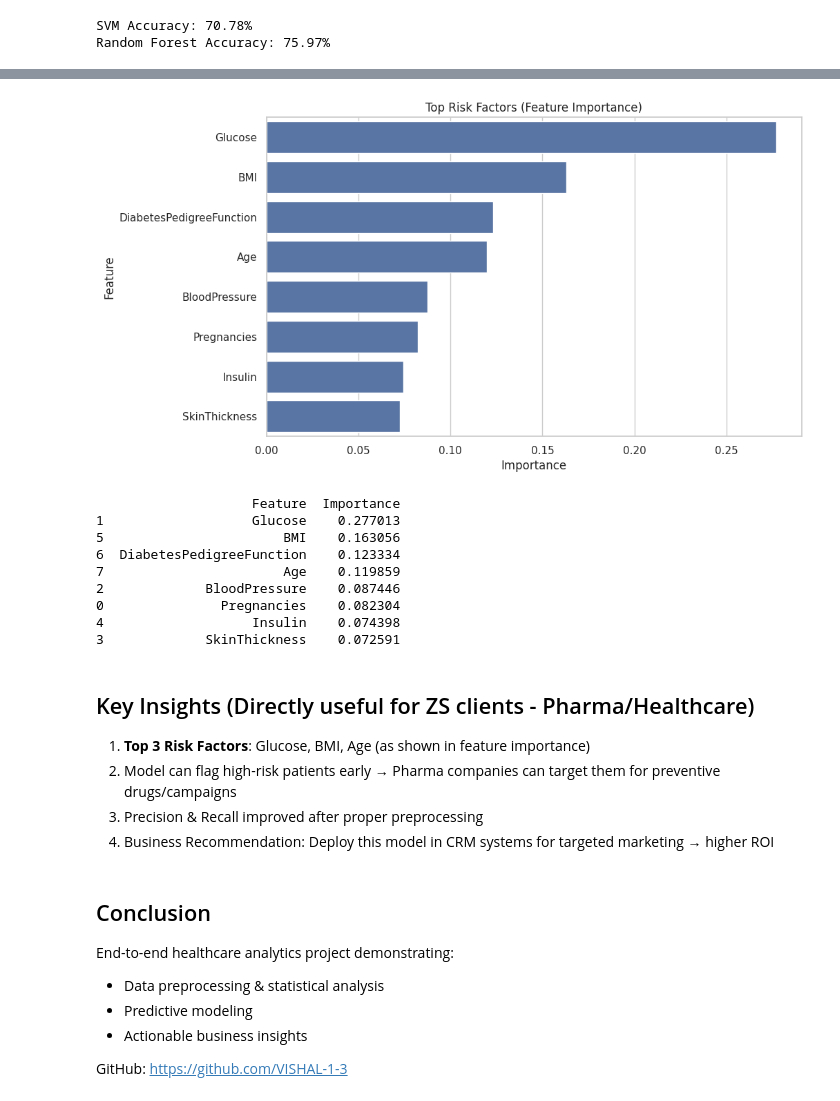
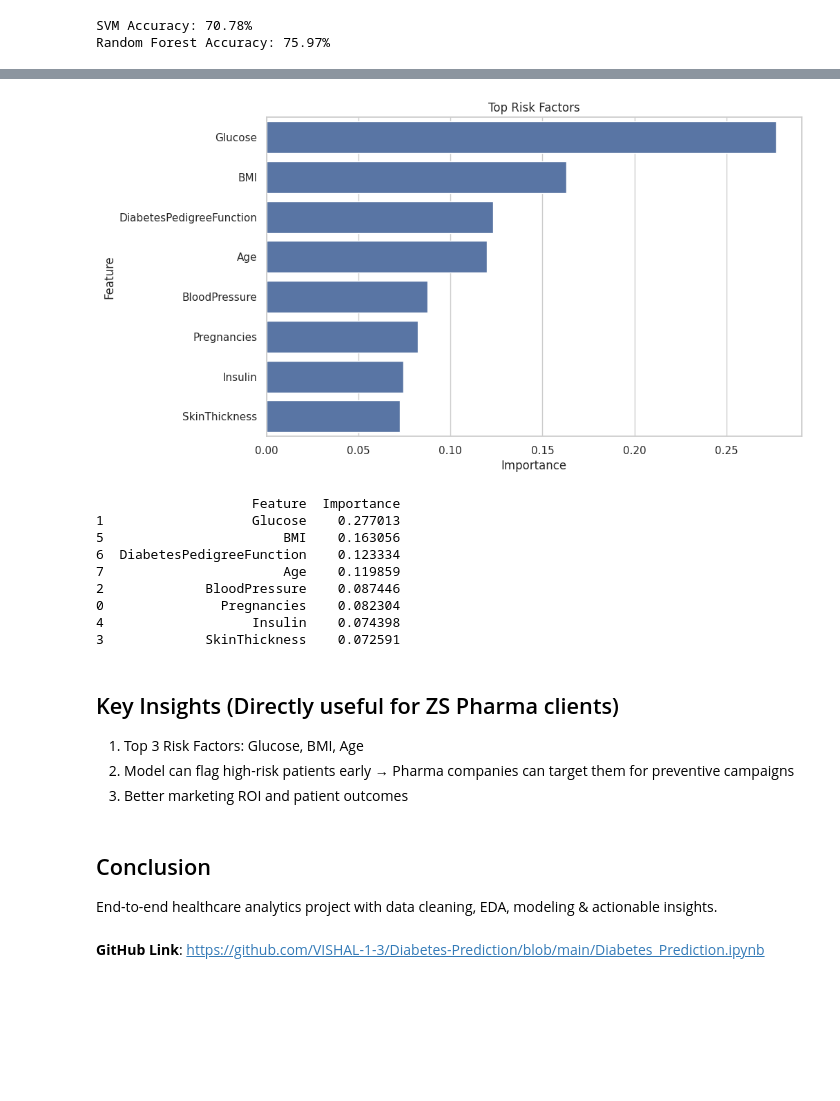
Before and after one commit to VISHAL-1-3/Diabetes-Prediction, a Jupyter notebook: Diabetes_Prediction.ipynb, the cells around one changed output, grey strips where cells are left out. Cells and saved outputs as stored; diff of their text form; code cells hidden in the pictures; blank space fills up the shorter version.

```diff
--- a/Diabetes_Prediction.ipynb
+++ b/Diabetes_Prediction.ipynb
@@ -173,17 +142,11 @@ weighted avg       0.75      0.76      0.76       154
 # %%
-importance = pd.DataFrame({
-    'Feature': X.columns,
-    'Importance': rf_model.feature_importances_
-}).sort_values(by='Importance', ascending=False)
-
-plt.figure()
+importance = pd.DataFrame({'Feature': X.columns, 'Importance': rf_model.feature_importances_}).sort_values(by='Importance', ascending=False)
 sns.barplot(x='Importance', y='Feature', data=importance)
-plt.title('Top Risk Factors (Feature Importance)')
+plt.title('Top Risk Factors')
 plt.show()
-
 print(importance)
 # %% [output]
-[figure, old version]
+[figure, new version]
                     Feature  Importance
 1                   Glucose    0.277013
 5                       BMI    0.163056
@@ -194,18 +157,12 @@ print(importance)
 4                   Insulin    0.074398
 3             SkinThickness    0.072591
 # %% [markdown]
-## Key Insights (Directly useful for ZS clients - Pharma/Healthcare)
-
-1. **Top 3 Risk Factors**: Glucose, BMI, Age (as shown in feature importance)
-2. Model can flag high-risk patients early → Pharma companies can target them for preventive drugs/campaigns
-3. Precision & Recall improved after proper preprocessing
-4. Business Recommendation: Deploy this model in CRM systems for targeted marketing → higher ROI
+## Key Insights (Directly useful for ZS Pharma clients)
+1. Top 3 Risk Factors: Glucose, BMI, Age
+2. Model can flag high-risk patients early → Pharma companies can target them for preventive campaigns
+3. Better marketing ROI and patient outcomes
 # %% [markdown]
 ## Conclusion
-End-to-end healthcare analytics project demonstrating:
-- Data preprocessing & statistical analysis
-- Predictive modeling
-- Actionable business insights
-
-
-GitHub: https://github.com/VISHAL-1-3
+End-to-end healthcare analytics project with data cleaning, EDA, modeling & actionable insights.
+# %% [markdown]
+**GitHub Link**: https://github.com/VISHAL-1-3/Diabetes-Prediction/blob/main/Diabetes_Prediction.ipynb
```
Also changed, not shown: parts of 8 cells of this notebook.
